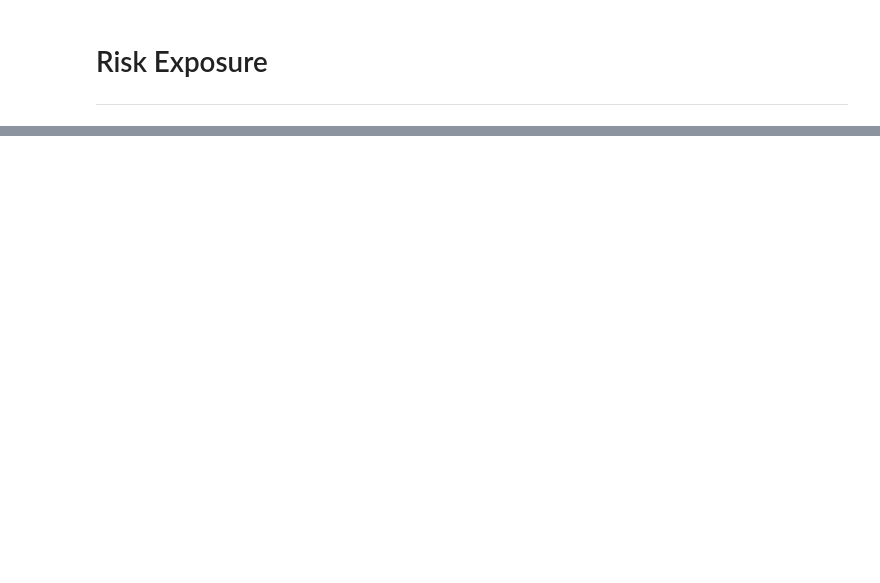
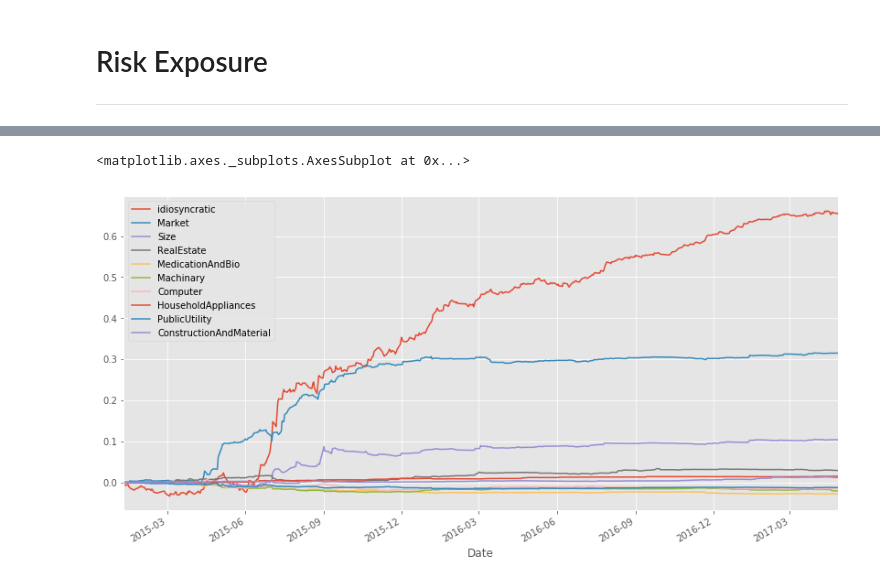
Before and after one commit to alpha-miner/alpha-mind, a Jupyter notebook: notebooks/factor analysis.ipynb, the cells around one changed output, grey strips where cells are left out. Drawn from its saved outputs; the diff is of its cells as text; code cells hidden in the pictures; blank space fills up the shorter version.

```diff
--- a/notebooks/factor analysis.ipynb
+++ b/notebooks/factor analysis.ipynb
@@ -137,0 +292,5 @@ plt.legend(loc='upper center', ncol=len(top_sources[1:]) // 3)
+# %%
+aggregated_bars[top_sources].cumsum().plot(figsize=(14, 7))
+# %% [output]
+<matplotlib.axes._subplots.AxesSubplot at 0x...>
+[figure, added]
```
Also changed, not shown: parts of 49 cells of this notebook, 8 other files.
